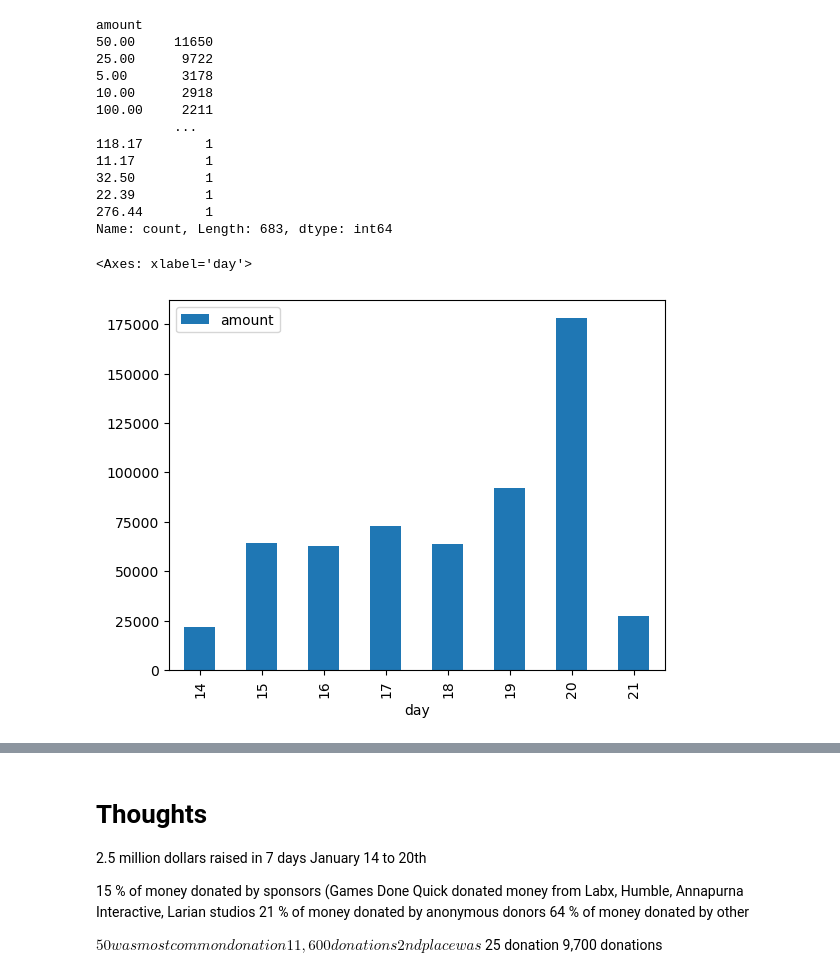
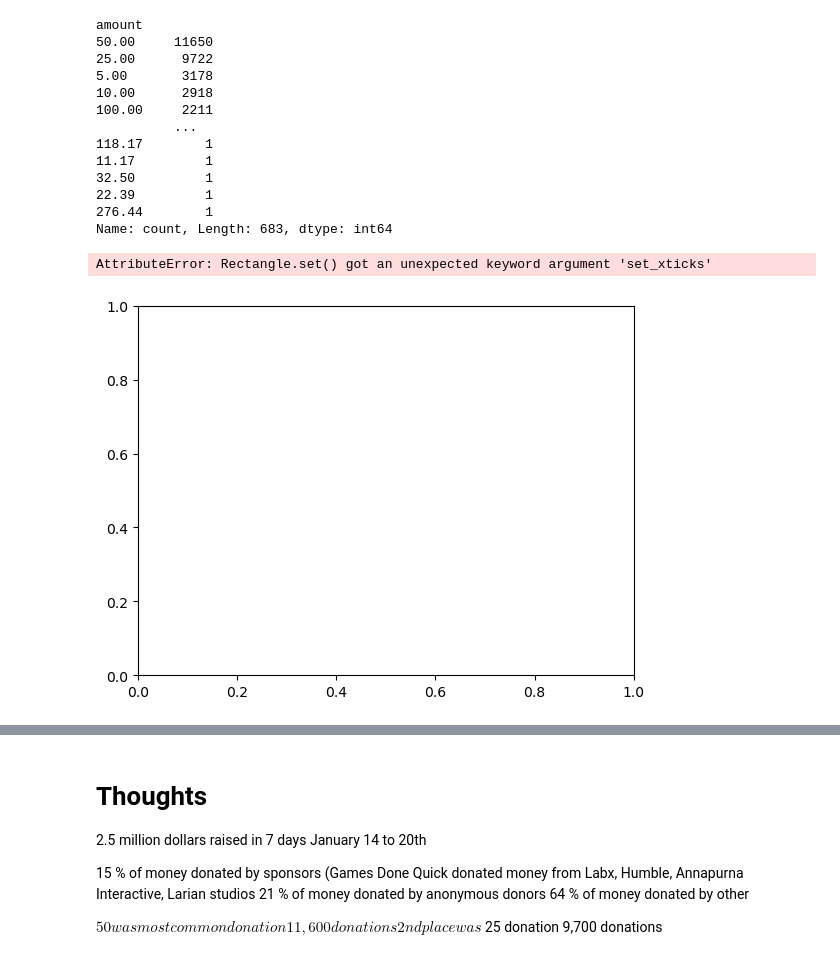
Before and after one commit to DouglasJBruce/GDQ_Analysis, a Jupyter notebook: exploration of games done quick donations.ipynb, the cells around one changed output, grey strips where cells are left out. Saved outputs shown, nothing was run; the diff lists cells and outputs as text; code cells hidden in the pictures.

```diff
--- a/exploration of games done quick donations.ipynb
+++ b/exploration of games done quick donations.ipynb
@@ -45,6 +45,7 @@ newlist
  ...]
 # %%
 dona['dayhour'] = newlist
+dona['dayhour'] = dona['dayhour']
 # %%
 dona
 # %% [output]
@@ -188,12 +189,19 @@ amount
 22.39         1
 276.44        1
 Name: count, Length: 683, dtype: int64
+# %%
+common = [50, 25]
 # %%
-dona.loc[dona['amount'] == 50].groupby(by = 'day')['amount'].sum().reset_index().plot.bar(x='day',
-                                                                                         y='amount')
+(
+dona.loc[dona['amount'].isin(common)].groupby(by = 'day')['amount']
+.sum().reset_index().plot.bar(x='day',
+                              y='amount',
+                              set_xticks = ['14th', '15th', '16th', '17th', '18th', '19th','20th','21st'])
+
+)
 # %% [output]
-<Axes: xlabel='day'>
+AttributeError: Rectangle.set() got an unexpected keyword argument 'set_xticks'
-[figure, old version]
+[figure, new version]
 # %%
 runs.start = pd.to_datetime(runs.start)
 # %%
```
Also changed, not shown: parts of 74 cells of this notebook, 1 other file.
